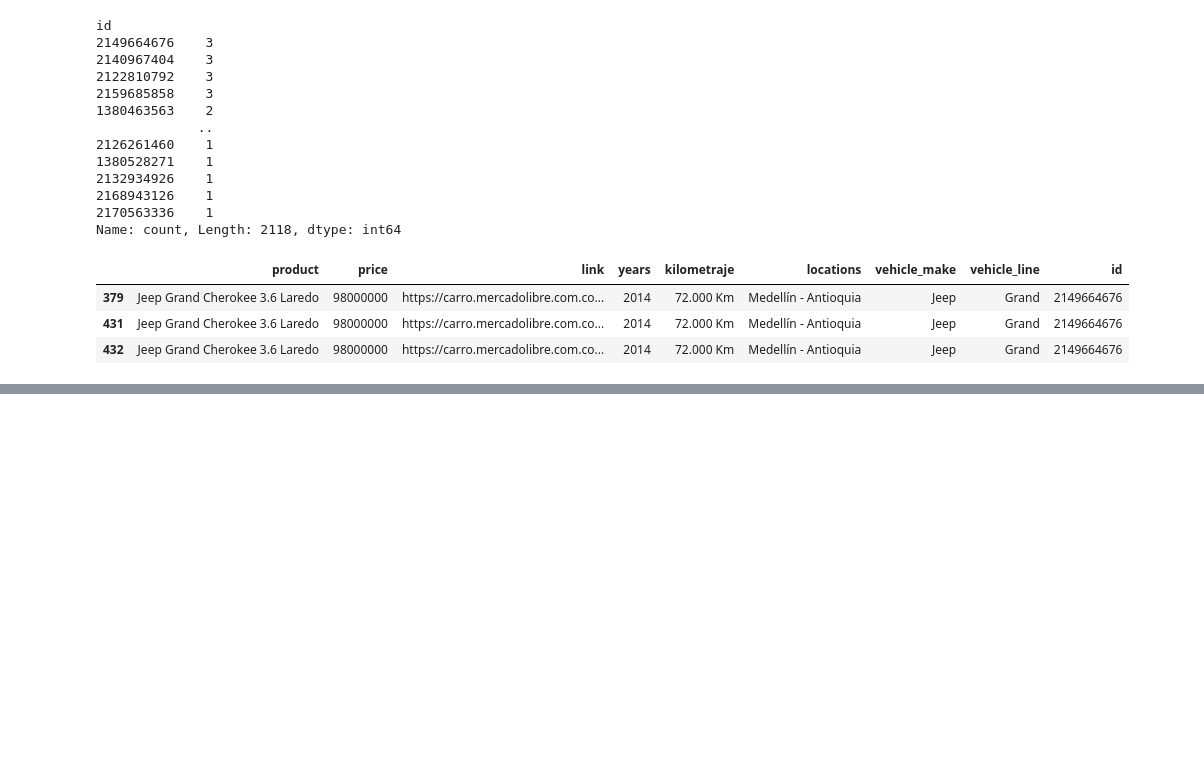
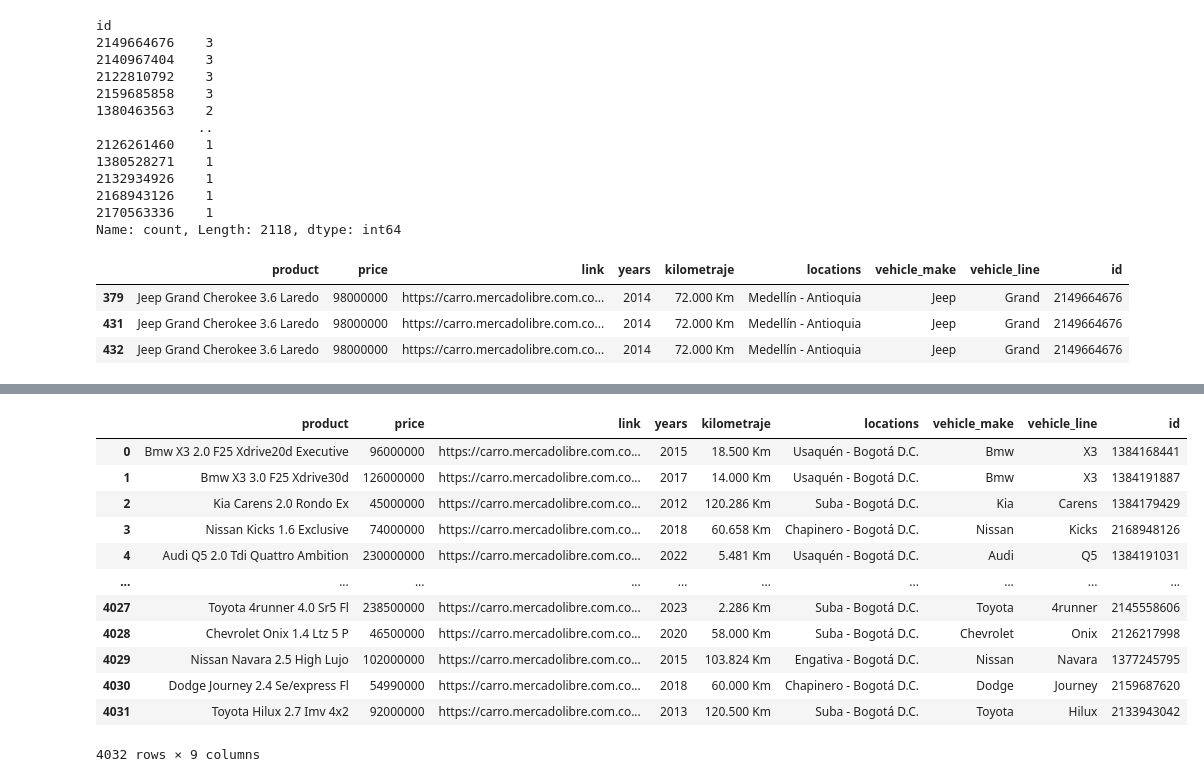
Before and after one commit to Wilmar3752/ETL_scraper, a Jupyter notebook: src/testing.ipynb, the cells around one changed output, grey strips where cells are left out. Drawn from its saved outputs; the diff is of its cells as text; code cells hidden in the pictures; blank space fills up the shorter version.

```diff
--- a/src/testing.ipynb
+++ b/src/testing.ipynb
@@ -109,0 +101,16 @@ final_data.drop_duplicates(subset=['id'])
+# %%
+pd.read_json('../data/raw/json_updated.json')
+# %% [output]
+|  | product | price | link | years | kilometraje | locations | vehicle_make | vehicle_line | id |
+| 0 | Bmw X3 2.0 F25 Xdrive20d Executive | 96000000 | https://carro.mercadolibre.com.co... | 2015 | 18.500 Km | Usaquén - Bogotá D.C. | Bmw | X3 | 1384168441 |
+| 1 | Bmw X3 3.0 F25 Xdrive30d | 126000000 | https://carro.mercadolibre.com.co... | 2017 | 14.000 Km | Usaquén - Bogotá D.C. | Bmw | X3 | 1384191887 |
+| 2 | Kia Carens 2.0 Rondo Ex | 45000000 | https://carro.mercadolibre.com.co... | 2012 | 120.286 Km | Suba - Bogotá D.C. | Kia | Carens | 1384179429 |
+| 3 | Nissan Kicks 1.6 Exclusive | 74000000 | https://carro.mercadolibre.com.co... | 2018 | 60.658 Km | Chapinero - Bogotá D.C. | Nissan | Kicks | 2168948126 |
+| 4 | Audi Q5 2.0 Tdi Quattro Ambition | 230000000 | https://carro.mercadolibre.com.co... | 2022 | 5.481 Km | Usaquén - Bogotá D.C. | Audi | Q5 | 1384191031 |
+| ... | ... | ... | ... | ... | ... | ... | ... | ... | ... |
+| 4027 | Toyota 4runner 4.0 Sr5 Fl | 238500000 | https://carro.mercadolibre.com.co... | 2023 | 2.286 Km | Suba - Bogotá D.C. | Toyota | 4runner | 2145558606 |
+| 4028 | Chevrolet Onix 1.4 Ltz 5 P | 46500000 | https://carro.mercadolibre.com.co... | 2020 | 58.000 Km | Suba - Bogotá D.C. | Chevrolet | Onix | 2126217998 |
+| 4029 | Nissan Navara 2.5 High Lujo | 102000000 | https://carro.mercadolibre.com.co... | 2015 | 103.824 Km | Engativa - Bogotá D.C. | Nissan | Navara | 1377245795 |
+| 4030 | Dodge Journey 2.4 Se/express Fl | 54990000 | https://carro.mercadolibre.com.co... | 2018 | 60.000 Km | Chapinero - Bogotá D.C. | Dodge | Journey | 2159687620 |
+| 4031 | Toyota Hilux 2.7 Imv 4x2 | 92000000 | https://carro.mercadolibre.com.co... | 2013 | 120.500 Km | Suba - Bogotá D.C. | Toyota | Hilux | 2133943042 |
+4032 rows × 9 columns
```
Also changed, not shown: parts of 5 cells of this notebook, 2 other files.
